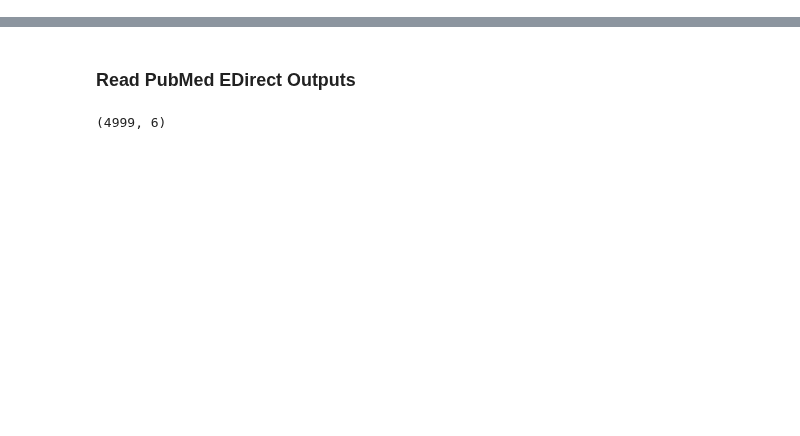
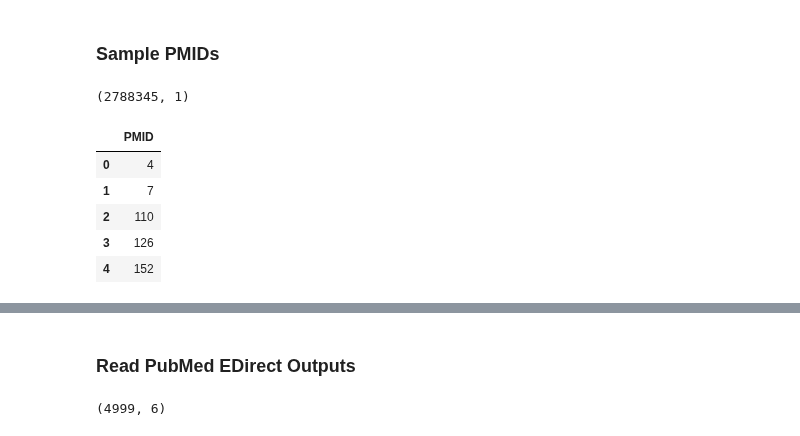
Before and after one commit to Ineichen-Group/StudyTypeTeller, a Jupyter notebook: data/Data_Preparation.ipynb, the cells around one changed output, grey strips where cells are left out. Cells and saved outputs as stored; diff of their text form; code cells hidden in the pictures; blank space fills up the shorter version.

```diff
--- a/data/Data_Preparation.ipynb
+++ b/data/Data_Preparation.ipynb
@@ -3,3 +3,22 @@ import csv
 import pandas as pd
 import numpy as np
 import matplotlib.pyplot as plt
+# %% [markdown]
+### Sample PMIDs
+# %%
+file_path = "./pubmed/cns_psychiatric_diseases_mesh.txt"
+
+df_pmids = pd.read_csv(file_path, header=None)
+df_pmids.columns = ['PMID']
+df_pmids.shape
+# %% [output]
+(2788345, 1)
+# %%
+df_pmids.head()
+# %% [output]
+|  | PMID |
+| 0 | 4 |
+| 1 | 7 |
+| 2 | 110 |
+| 3 | 126 |
+| 4 | 152 |
```
Also changed, not shown: parts of 8 cells of this notebook, 16 other files.
